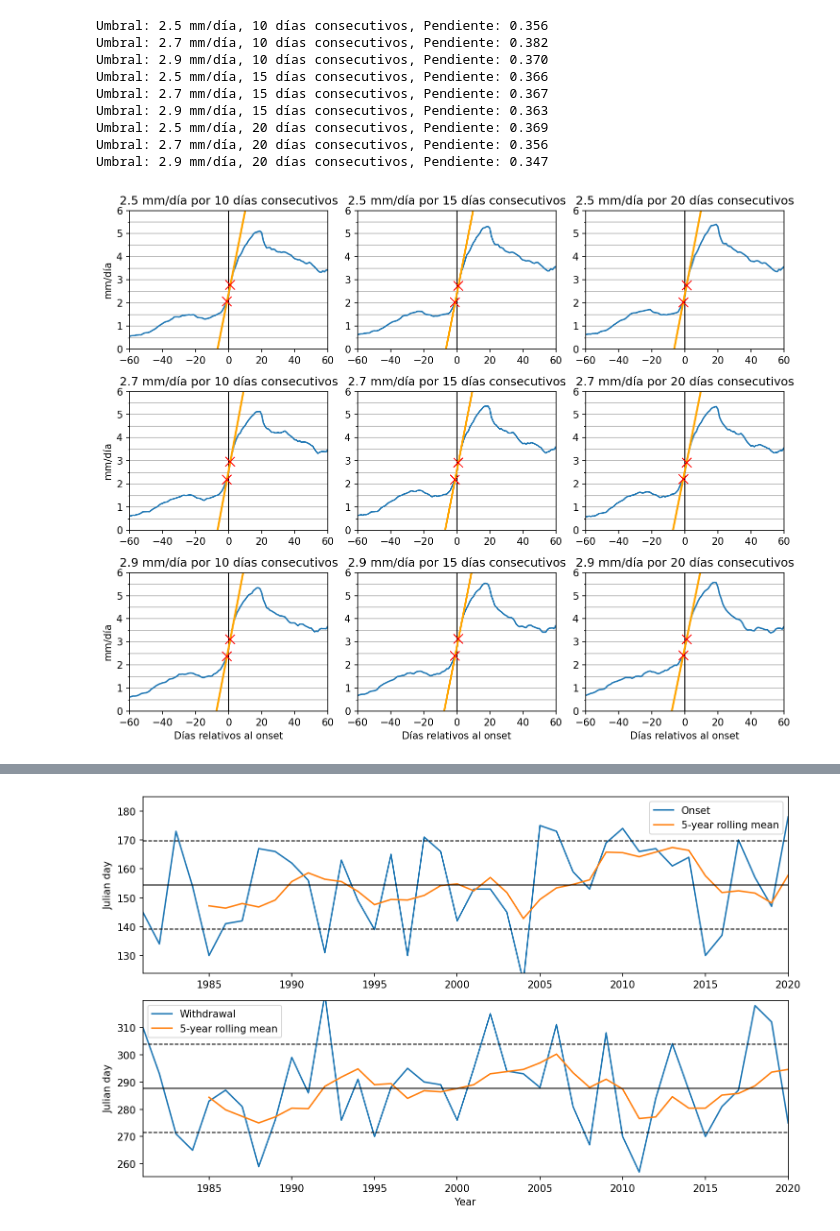
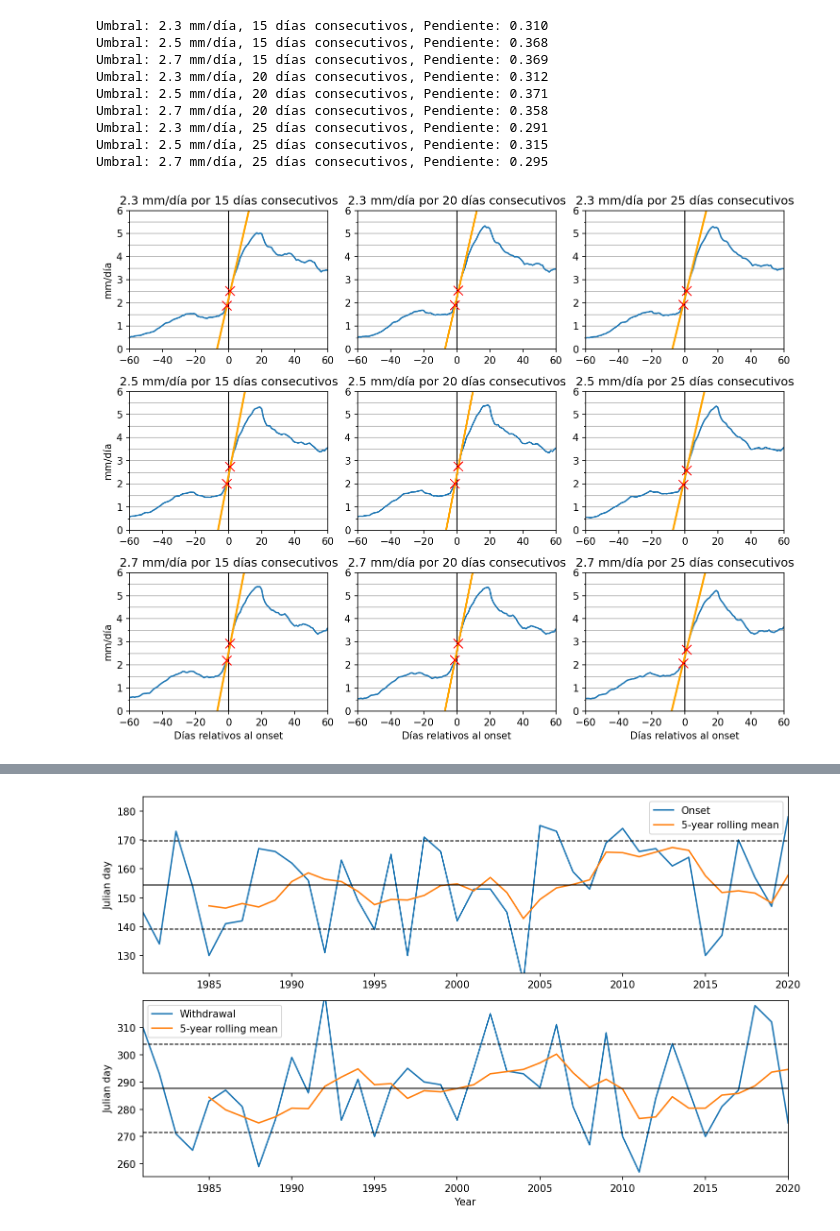
Before and after one commit to rodrigoms95/sequia, a Jupyter notebook: code/indice_pre.ipynb, the cells around one changed output, grey strips where cells are left out. Drawn from its saved outputs; the diff is of its cells as text; code cells hidden in the pictures.

```diff
--- a/code/indice_pre.ipynb
+++ b/code/indice_pre.ipynb
@@ -81,11 +82,9 @@ df_mean = df.copy()
 # Crea un índice de onset de acuerdo con
 # el umbral para n días seguidos de
 # cumplimiento con el criterio.
-umbral = [2.5, 2.7, 2.9]
-dias = [10, 15, 20]
+umbral = [2.3, 2.5, 2.7]
+dias = [15, 20, 25]
 
-lim = 6
-step = [0.5, 0.05]
 title = "onset_criteria_CHIRPS.png"
 
 fig, axes = plt.subplots(len(umbral), len(dias))
@@ -101,41 +100,31 @@ for i_n, n in enumerate(dias):
 
     # Probamos para varios umbrales.
     for i_u, u in enumerate(umbral):
-        df_mean_ind = pd.DataFrame(
-            df_mean.copy(), columns = ["Cuenca"] )
+        df_mean_ind = pd.DataFrame( df_mean.copy(), columns = ["Cuenca"] )
 
         c = "Cuenca"
 
         # Nombre de las columnas dummy.
         proc = [c]
-        for i in range(0, n):
-            proc.append(c +
-                "_" + str(i))
+        for i in range(0, n): proc.append(c + "_" + str(i))
 
         # Traslapa los últimos n días
         # y da un valor de 1 a cada día
         # que cumpla con el umbral.
         for i, p in enumerate(proc[1:]):
             df_mean_ind[p] = df_mean_ind[proc[0]].shift(i)
-            df_mean_ind[p].clip( upper = u,
-                inplace = True )
-            df_mean_ind[p] = df_mean_ind[p].where(
-                df_mean_ind[p] == u, 0)
-            df_mean_ind[p] = df_mean_ind[p].where(
-                df_mean_ind[p] < u, 1)
+            df_mean_ind[p].clip( upper = u, inplace = True )
+            df_mean_ind[p] = df_mean_ind[p].where( df_mean_ind[p] == u, 0 )
+            df_mean_ind[p] = df_mean_ind[p].where( df_mean_ind[p] <  u, 1 )
 
         # El índice es uno si los n
         # cumplen con el umbral.
         ind = "Index_" + c
         df_mean_ind[ind] = 0
-        for i in range(n):
-            df_mean_ind[ind] += df_mean_ind[proc[i + 1]]
-        df_mean_ind[ind] = df_mean_ind[ ind
-            ].where(df_mean_ind[ind] == n, 0)
-        df_mean_ind[ind] = df_mean_ind[ ind
-            ].where(df_mean_ind[ind] < n, 1)
-        df_mean_ind.drop(proc[1:],
-            axis = 1, inplace = True)
+        for i in range(n): df_mean_ind[ind] += df_mean_ind[proc[i + 1]]
+        df_mean_ind[ind] = df_mean_ind[ind].where( df_mean_ind[ind] == n, 0 )
+        df_mean_ind[ind] = df_mean_ind[ind].where( df_mean_ind[ind] <  n, 1 )
+        df_mean_ind.drop( proc[1:], axis = 1, inplace = True )
 
         # Crea una tabla con los valores anuales.
         col = []
@@ -178,8 +167,7 @@ for i_n, n in enumerate(dias):
 
         # Creamos un DataFrame con año
         # como columnas y días como filas.
-        pre_df = pd.DataFrame(
-            df_mean.copy(), columns = [ df_mean.columns[0] ] )
+        pre_df = pd.DataFrame( df_mean.copy(), columns = [df_mean.columns[0]] )
         pre_df["Año"] = pre_df.index.year
         pre_df["Día"] = pre_df.index.dayofyear
 
@@ -187,9 +175,11 @@ for i_n, n in enumerate(dias):
         pre_df = pre_df.pivot(index = "Día", columns = "Año")
         pre_df.columns = pre_df.columns.droplevel(0)
 
+        # Eliminamos el 2021.
+        pre_df = pre_df.iloc[:, :-1]
+
         # Alineamos las series de tiempo.
-        for j in pre_df.columns:
-            pre_df[j] = pre_df[j].shift(shift[j])
+        for j in pre_df.columns: pre_df[j] = pre_df[j].shift(shift[j])
 
         # Promediamos y seleccionamos 120 días.
         pre_df = pre_df.mean(axis = 1)
@@ -201,52 +191,51 @@ for i_n, n in enumerate(dias):
             linewidth = 1 )
         pre_df.plot(ax = axes[i_u, i_n])
 
-        axes[i_u, i_n].set_title(
-            f"{u} mm/día por {n} días consecutivos")
+        axes[i_u, i_n].set_title(f"{u} mm/día por {n} días consecutivos")
         axes[i_u, i_n].set_xlim(-60, 60)
         axes[i_u, i_n].set_ylim(0, lim)
 
-        if i_n == 0:
-            axes[i_u, i_n].set_ylabel("mm/día")
+        if i_n == 0:  axes[i_u, i_n].set_ylabel("mm/día")
         if i_u == 2:
             axes[i_u, i_n].set_xlabel("Días relativos al onset")
 
         for ax in axes.flatten():
             ax.set_yticks( np.arange(0, lim, step[0]), minor = True )
             ax.grid( visible = True, which = "both", axis ="y" )
 
         # Pendiente del incremento de lluvia.
-        y_1 = pre_df.loc[-1]
-        y_2 = pre_df.loc[ 1]
-        x_1 = -1
-        x_2 =  1
+        p = 1
+        y_1 = pre_df.loc[-p]
+        y_2 = pre_df.loc[ p]
+        x_1 = -p
+        x_2 =  p
         m = ( y_1 - y_2 ) / ( x_1 - x_2 )
         print( f"Umbral: {u} mm/día, {n} días consecutivos, " +
             f"Pendiente: {m:.3f}" )
         axes[i_u, i_n].plot( ( x_1 + ( 0 - y_1 ) / m,
             x_1 + ( lim - y_1 ) / m ), (0, lim),
             color = "orange", linewidth = 2 )
         axes[i_u, i_n].plot( x_1, y_1, marker = "x",
             markersize = 10, color = "r")
         axes[i_u, i_n].plot( x_2, y_2, marker = "x",
             markersize = 10, color = "r")
 
         # Separación adecuada entre gráficas.
         fig.tight_layout()
 
         # Guardamos el archivo.
         fig.savefig( path_r + title )
 # %% [output]
-Umbral: 2.5 mm/día, 10 días consecutivos, Pendiente: 0.356
-Umbral: 2.7 mm/día, 10 días consecutivos, Pendiente: 0.382
-Umbral: 2.9 mm/día, 10 días consecutivos, Pendiente: 0.370
-Umbral: 2.5 mm/día, 15 días consecutivos, Pendiente: 0.366
-Umbral: 2.7 mm/día, 15 días consecutivos, Pendiente: 0.367
-Umbral: 2.9 mm/día, 15 días consecutivos, Pendiente: 0.363
-Umbral: 2.5 mm/día, 20 días consecutivos, Pendiente: 0.369
-Umbral: 2.7 mm/día, 20 días consecutivos, Pendiente: 0.356
-Umbral: 2.9 mm/día, 20 días consecutivos, Pendiente: 0.347
+Umbral: 2.3 mm/día, 15 días consecutivos, Pendiente: 0.310
+Umbral: 2.5 mm/día, 15 días consecutivos, Pendiente: 0.368
+Umbral: 2.7 mm/día, 15 días consecutivos, Pendiente: 0.369
+Umbral: 2.3 mm/día, 20 días consecutivos, Pendiente: 0.312
+Umbral: 2.5 mm/día, 20 días consecutivos, Pendiente: 0.371
+Umbral: 2.7 mm/día, 20 días consecutivos, Pendiente: 0.358
+Umbral: 2.3 mm/día, 25 días consecutivos, Pendiente: 0.291
+Umbral: 2.5 mm/día, 25 días consecutivos, Pendiente: 0.315
+Umbral: 2.7 mm/día, 25 días consecutivos, Pendiente: 0.295
-[figure, old version]
+[figure, new version]
 # %%
 df_mean = df.copy()
 
```
Also changed, not shown: parts of 4 cells of this notebook, 2 other files.
